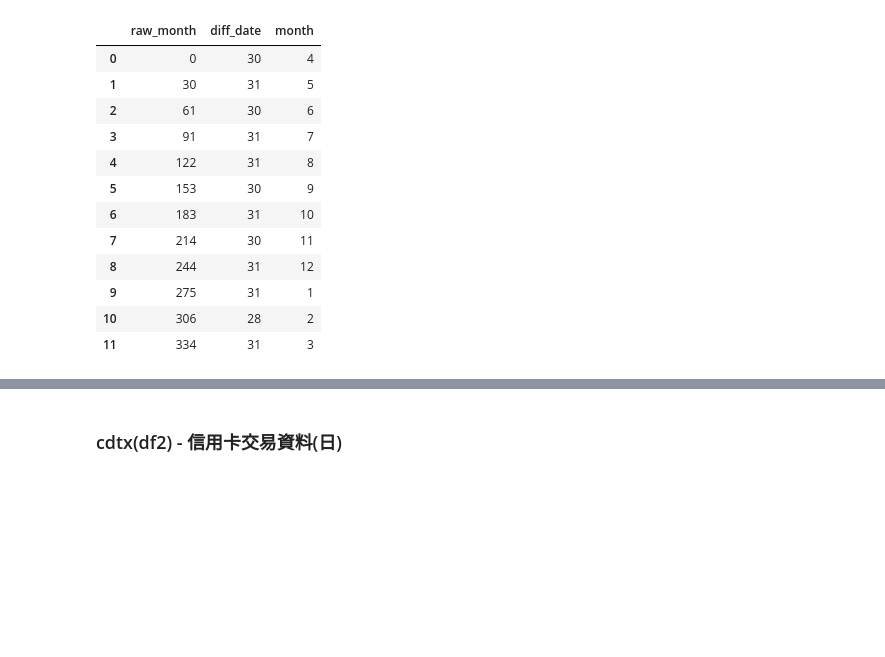
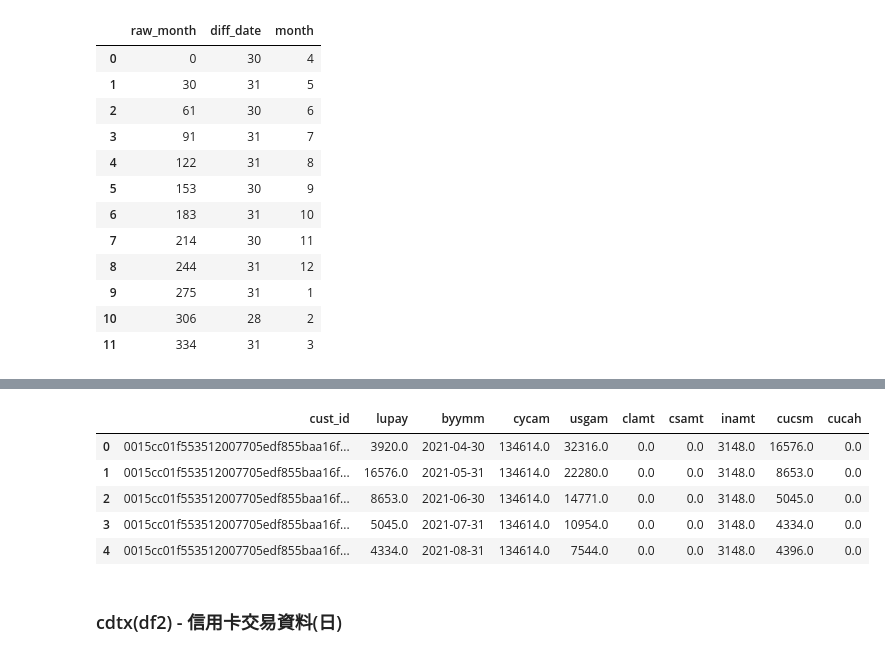
Before and after one commit to JulieKuo/money_laundry, a Jupyter notebook: parser.ipynb, the cells around one changed output, grey strips where cells are left out. Drawn from its saved outputs; the diff is of its cells as text; code cells hidden in the pictures; blank space fills up the shorter version.

```diff
--- a/parser.ipynb
+++ b/parser.ipynb
@@ -257 +263,12 @@ df["date"] = pd.to_datetime(df["date"])
+# %%
+# ccba以當月最後一天為日期
+df1["byymm"] = df1["byymm"] + pd.tseries.offsets.MonthEnd()
+df1.head()
+# %% [output]
+|  | cust_id | lupay | byymm | cycam | usgam | clamt | csamt | inamt | cucsm | cucah |
+| 0 | 0015cc01f553512007705edf855baa16f... | 3920.0 | 2021-04-30 | 134614.0 | 32316.0 | 0.0 | 0.0 | 3148.0 | 16576.0 | 0.0 |
+| 1 | 0015cc01f553512007705edf855baa16f... | 16576.0 | 2021-05-31 | 134614.0 | 22280.0 | 0.0 | 0.0 | 3148.0 | 8653.0 | 0.0 |
+| 2 | 0015cc01f553512007705edf855baa16f... | 8653.0 | 2021-06-30 | 134614.0 | 14771.0 | 0.0 | 0.0 | 3148.0 | 5045.0 | 0.0 |
+| 3 | 0015cc01f553512007705edf855baa16f... | 5045.0 | 2021-07-31 | 134614.0 | 10954.0 | 0.0 | 0.0 | 3148.0 | 4334.0 | 0.0 |
+| 4 | 0015cc01f553512007705edf855baa16f... | 4334.0 | 2021-08-31 | 134614.0 | 7544.0 | 0.0 | 0.0 | 3148.0 | 4396.0 | 0.0 |
 # %%
```
Also changed, not shown: parts of 7 cells of this notebook, 13 other files.
